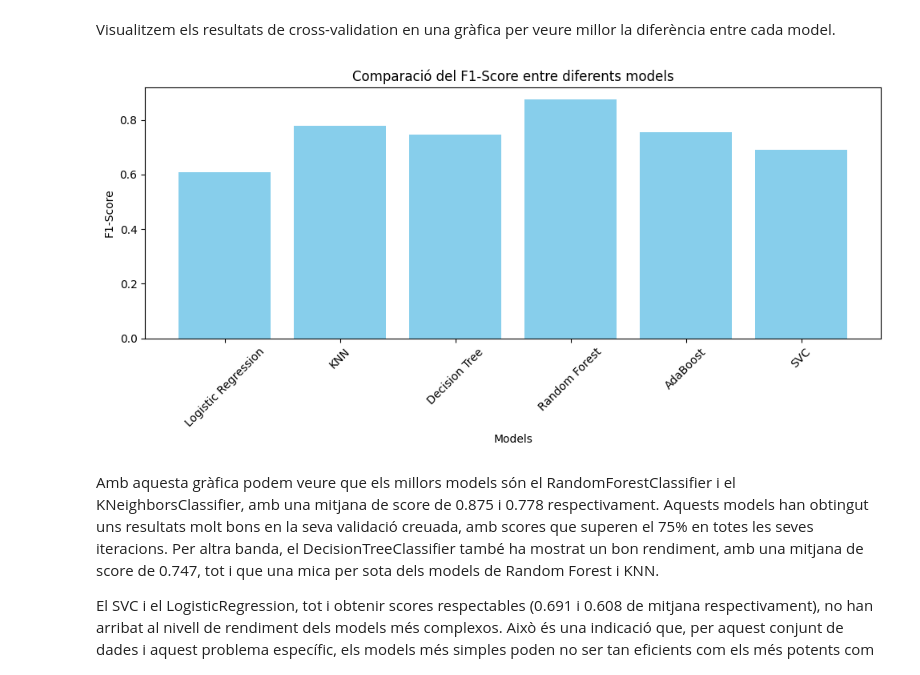
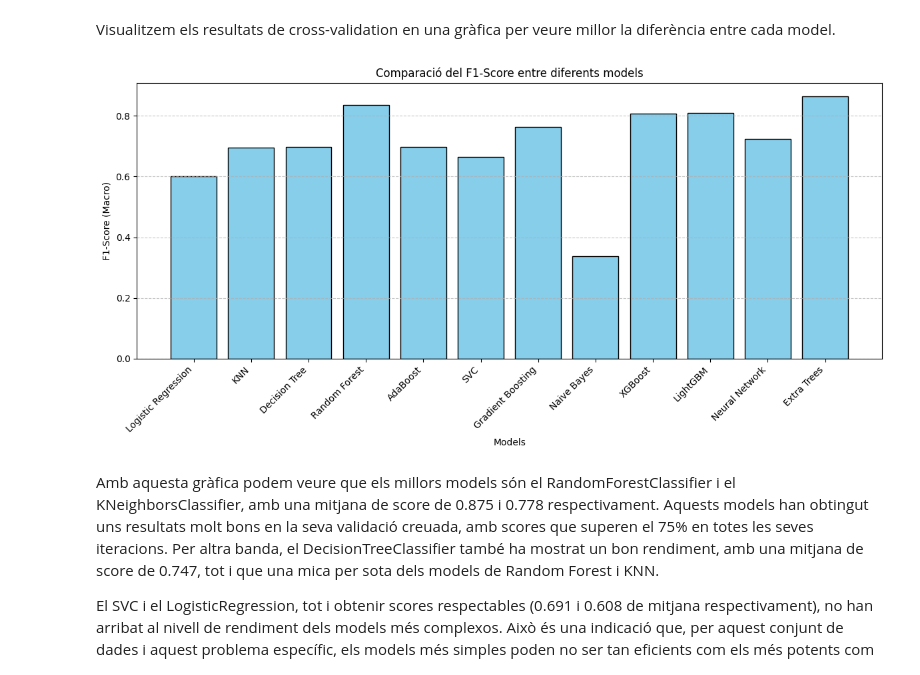
Before and after one commit to NIU1681519/CasKaggleStudentAlcoholConsumption, a Jupyter notebook: StudentAlcoholConsumption.ipynb, the cells around one changed output. Saved outputs shown, nothing was run; the diff lists cells and outputs as text; code cells hidden in the pictures.

Commit message:
més models i mijores

```diff
--- a/StudentAlcoholConsumption.ipynb
+++ b/StudentAlcoholConsumption.ipynb
@@ -569,7 +570,7 @@ categorical_binary_features = ['school', 'sex', 'famsize', 'Pstatus', 'schoolsup
 categorical_nominal_features = ['Fjob']
 
 categorical_ordinal_features = ['Medu', 'Fedu', 'traveltime', 'studytime', 'failures',
-                                'famrel', 'freetime', 'goout', 'Dalc', 'health'] # Walc no es codifica
+                                'famrel', 'freetime', 'goout', 'Dalc', 'Walc', 'health']
 
 categorical_numerical_features = ['age', 'absences', 'G1', 'G2', 'G3']
 # %% [markdown]
@@ -790,5 +789,5 @@ sampling_strategy = {1: 440, 2: 430, 3: 420, 4: 410, 5: 400}
 # %%
-smote_nc = SMOTENC(categorical_features=categorical_features, random_state=42, sampling_strategy=sampling_strategy)
+smote_nc = SMOTENC(categorical_features=categorical_features, random_state=42, sampling_strategy='auto')
 
 X, y = smote_nc.fit_resample(X, y)
 
@@ -886,19 +936,32 @@ Media del score: 0.6909212199528912
 # %% [markdown]
 Visualitzem els resultats de cross-validation en una gràfica per veure millor la diferència entre cada model.
 # %%
-models = ['Logistic Regression', 'KNN', 'Decision Tree', 'Random Forest', 'AdaBoost', 'SVC']
-f1_means = [lg_scores.mean(), knn_scores.mean(), dt_scores.mean(), rf_scores.mean(), ab_scores.mean(), svc_scores.mean()]
+model_names = [
+    'Logistic Regression', 'KNN', 'Decision Tree', 'Random Forest',
+    'AdaBoost', 'SVC', 'Gradient Boosting', 'Naive Bayes',
+    'XGBoost', 'LightGBM', 'Neural Network', 'Extra Trees'
+]
 
-plt.figure(figsize=(10, 5))
-plt.bar(models, f1_means, color='skyblue')
+f1_means_cv = [
+    lr_scores.mean(), knn_scores.mean(), dt_scores.mean(), rf_scores.mean(),
+    ab_scores.mean(), svc_scores.mean(), gb_scores.mean(), nb_scores.mean(),
+    xgb_scores.mean(), lgbm_scores.mean(), nn_scores.mean(), et_scores.mean()
+]
+
+# Gráfico de barras
+plt.figure(figsize=(12, 6))
+plt.bar(model_names, f1_means_cv, color='skyblue', edgecolor='black')
 plt.xlabel('Models')
-plt.ylabel('F1-Score')
+plt.ylabel('F1-Score (Macro)')
 plt.title('Comparació del F1-Score entre diferents models')
-plt.xticks(rotation=45)
+plt.xticks(rotation=45, ha='right')
 plt.tight_layout()
+plt.grid(axis='y', linestyle='--', alpha=0.7)
+
+# Mostrar gráfico
 plt.show()
 # %% [output]
-[figure, old version]
+[figure, new version]
 # %% [markdown]
 Amb aquesta gràfica podem veure que els millors models són el RandomForestClassifier i el KNeighborsClassifier, amb una mitjana de score de 0.875 i 0.778 respectivament. Aquests models han obtingut uns resultats molt bons en la seva validació creuada, amb scores que superen el 75% en totes les seves iteracions. Per altra banda, el DecisionTreeClassifier també ha mostrat un bon rendiment, amb una mitjana de score de 0.747, tot i que una mica per sota dels models de Random Forest i KNN.
 
```
Also changed, not shown: parts of 19 cells of this notebook.
